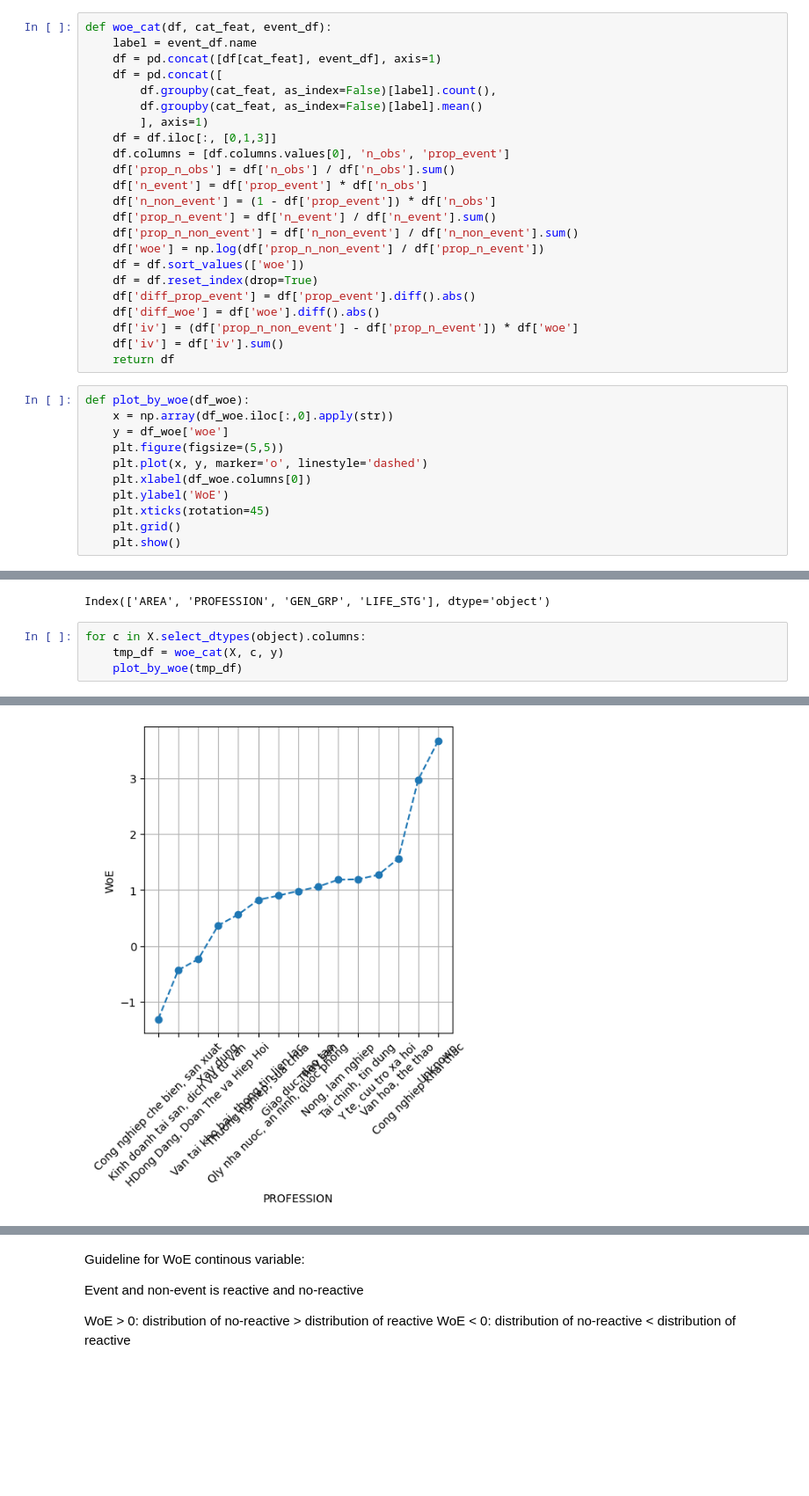
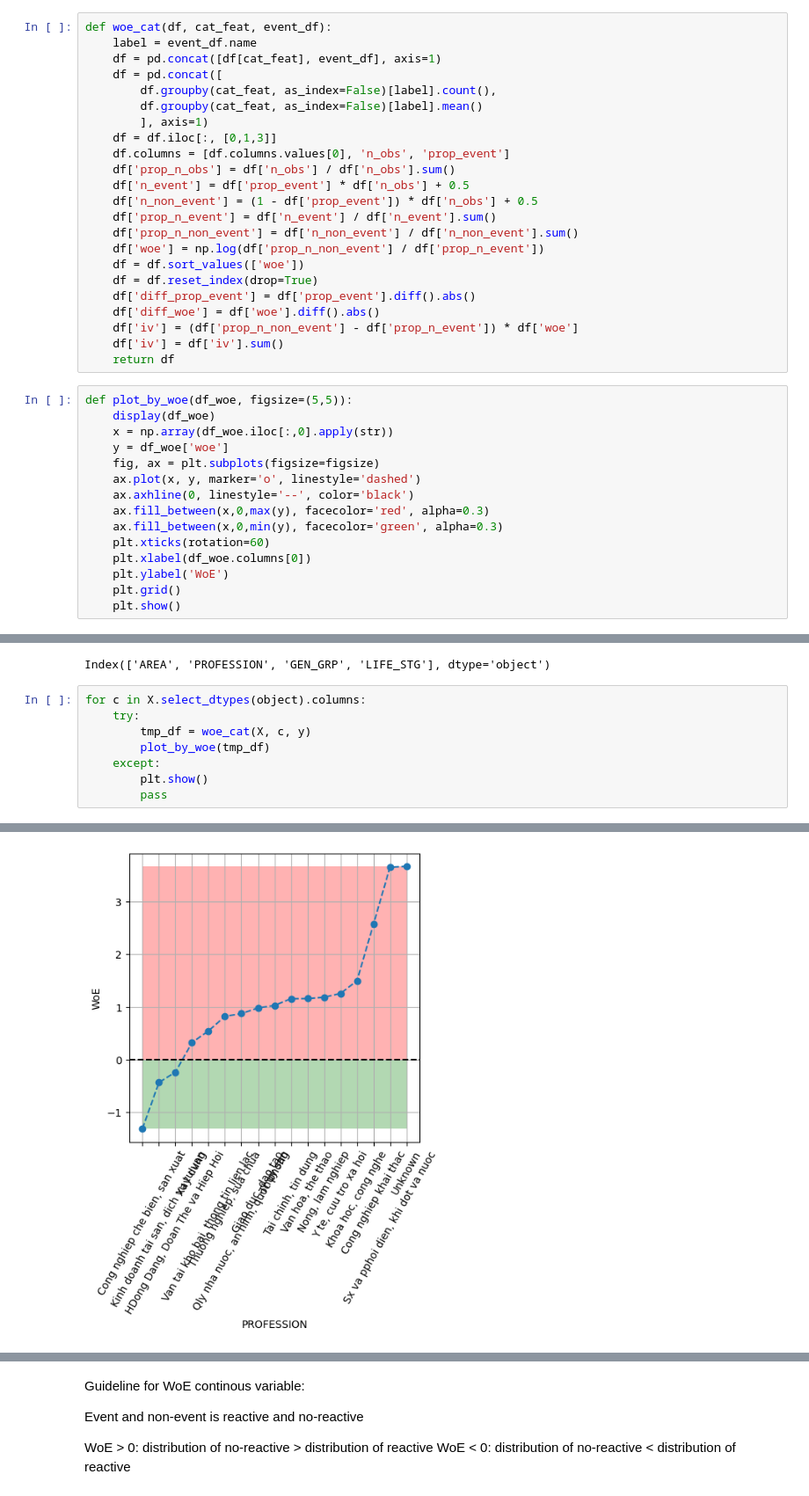
Before and after one commit to HuynhThanhQuan/feature-store, a Jupyter notebook: reactive_casa/deploy/notebook/binning.ipynb, the cells around one changed output, grey strips where cells are left out. Shown at 88% size. Drawn from its saved outputs; the diff is of its cells as text; blank space fills up the shorter version.

```diff
--- a/reactive_casa/deploy/notebook/binning.ipynb
+++ b/reactive_casa/deploy/notebook/binning.ipynb
@@ -262,8 +274,8 @@ def woe_cat(df, cat_feat, event_df):
     df = df.iloc[:, [0,1,3]]
     df.columns = [df.columns.values[0], 'n_obs', 'prop_event']
     df['prop_n_obs'] = df['n_obs'] / df['n_obs'].sum()
-    df['n_event'] = df['prop_event'] * df['n_obs']
-    df['n_non_event'] = (1 - df['prop_event']) * df['n_obs']
+    df['n_event'] = df['prop_event'] * df['n_obs'] + 0.5
+    df['n_non_event'] = (1 - df['prop_event']) * df['n_obs'] + 0.5
     df['prop_n_event'] = df['n_event'] / df['n_event'].sum()
     df['prop_n_non_event'] = df['n_non_event'] / df['n_non_event'].sum()
     df['woe'] = np.log(df['prop_n_non_event'] / df['prop_n_event'])
@@ -275,14 +287,18 @@ def woe_cat(df, cat_feat, event_df):
     df['iv'] = df['iv'].sum()
     return df
 # %%
-def plot_by_woe(df_woe):
+def plot_by_woe(df_woe, figsize=(5,5)):
+    display(df_woe)
     x = np.array(df_woe.iloc[:,0].apply(str))
     y = df_woe['woe']
-    plt.figure(figsize=(5,5))
-    plt.plot(x, y, marker='o', linestyle='dashed')
+    fig, ax = plt.subplots(figsize=figsize)
+    ax.plot(x, y, marker='o', linestyle='dashed')
+    ax.axhline(0, linestyle='--', color='black')
+    ax.fill_between(x,0,max(y), facecolor='red', alpha=0.3)
+    ax.fill_between(x,0,min(y), facecolor='green', alpha=0.3)
+    plt.xticks(rotation=60)
     plt.xlabel(df_woe.columns[0])
     plt.ylabel('WoE')
-    plt.xticks(rotation=45)
     plt.grid()
     plt.show()
 # %%
@@ -294,6 +310,10 @@ X.select_dtypes(object).columns
 Index(['AREA', 'PROFESSION', 'GEN_GRP', 'LIFE_STG'], dtype='object')
 # %%
 for c in X.select_dtypes(object).columns:
-    tmp_df = woe_cat(X, c, y)
-    plot_by_woe(tmp_df)
+    try:
+        tmp_df = woe_cat(X, c, y)
+        plot_by_woe(tmp_df)
+    except:
+        plt.show()
+        pass
 # %% [output]
@@ -301 +348 @@ for c in X.select_dtypes(object).columns:
-[figure, old version]
+[figure, new version]
```
Also changed, not shown: parts of 15 cells of this notebook, 16 other files.
